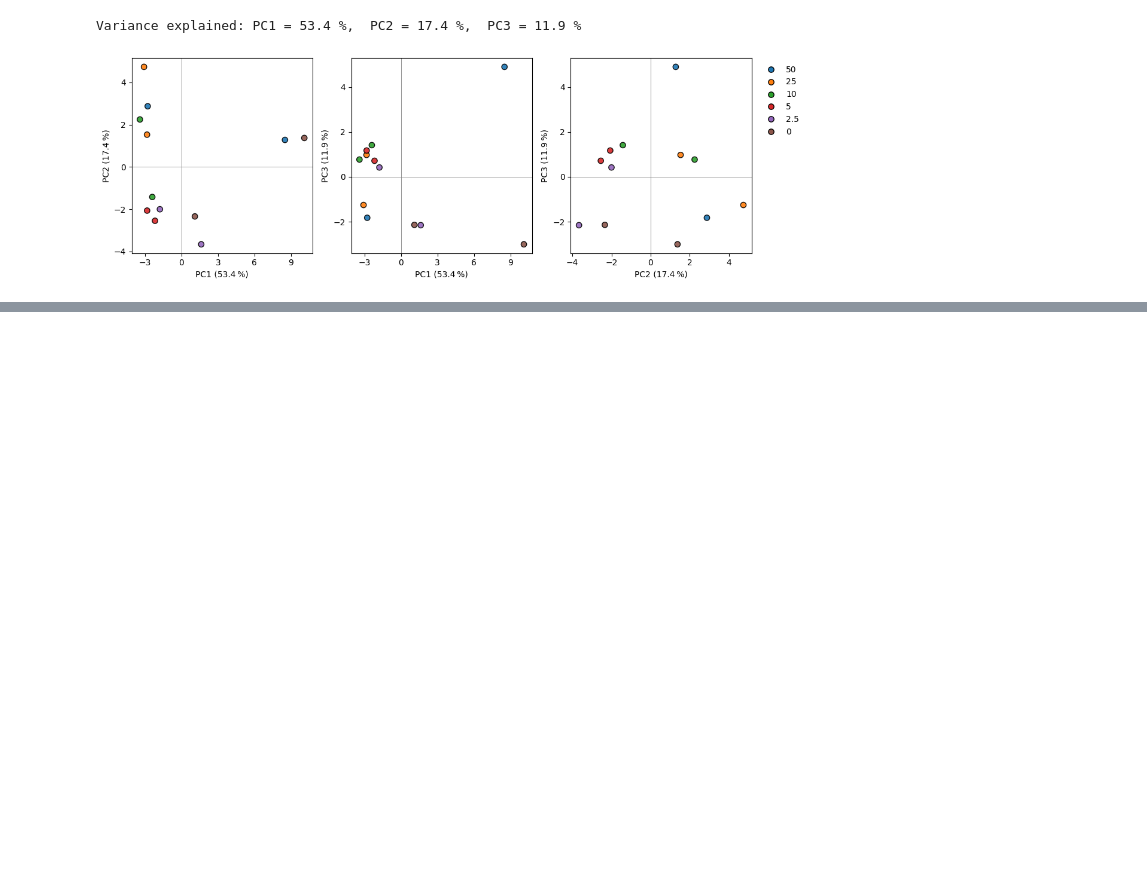
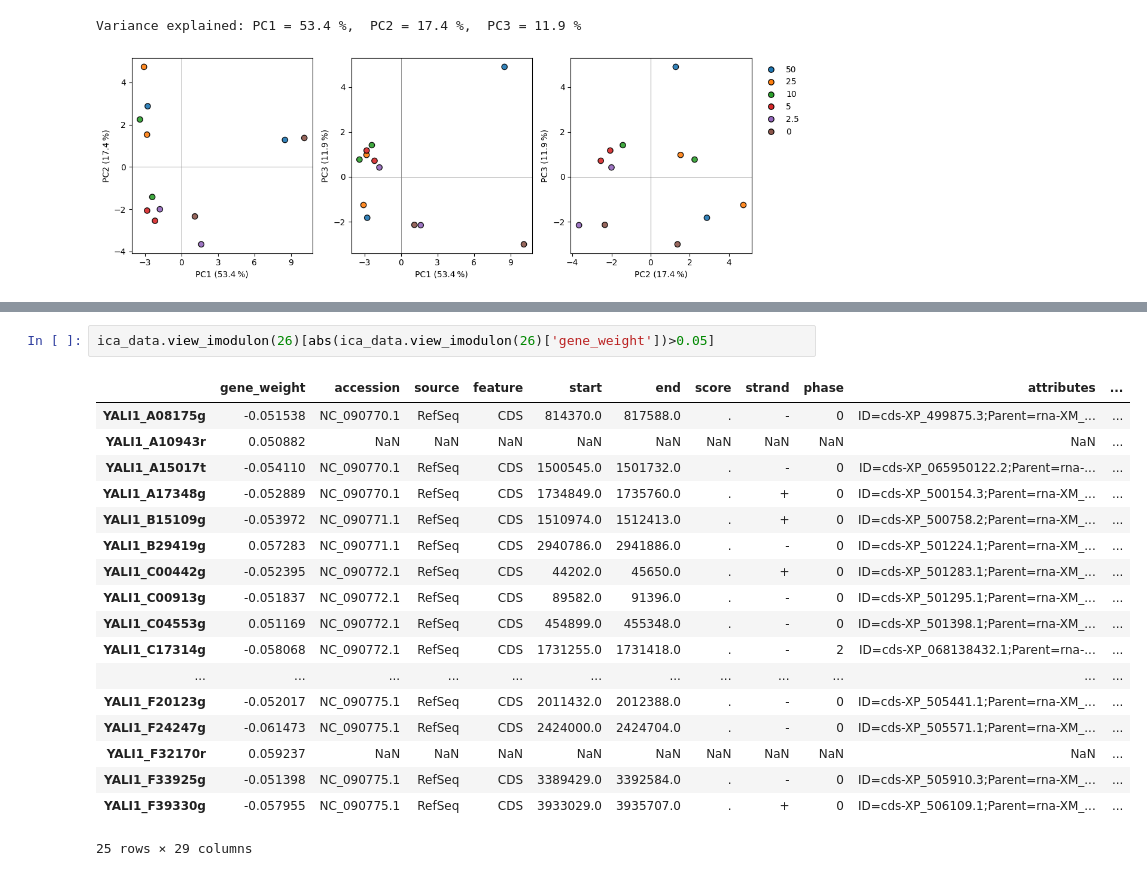
Before and after one commit to SBRG/yarrowia_lipolytica_ICA, a Jupyter notebook: imod_analysis/fig4_dissolved_o2.ipynb, the cells around one changed output, grey strips where cells are left out. Saved outputs shown, nothing was run; the diff lists cells and outputs as text; blank space fills up the shorter version.

```diff
--- a/imod_analysis/fig4_dissolved_o2.ipynb
+++ b/imod_analysis/fig4_dissolved_o2.ipynb
@@ -178,0 +245,21 @@ Variance explained: PC1 = 53.4 %,  PC2 = 17.4 %,  PC3 = 11.9 %
+# %%
+ica_data.view_imodulon(26)[abs(ica_data.view_imodulon(26)['gene_weight'])>0.05]
+# %% [output]
+|  | gene_weight | accession | source | feature | start | end | score | strand | phase | attributes | ... |
+| YALI1_A08175g | -0.051538 | NC_090770.1 | RefSeq | CDS | 814370.0 | 817588.0 | . | - | 0 | ID=cds-XP_499875.3;Parent=rna-XM_... | ... |
+| YALI1_A10943r | 0.050882 | NaN | NaN | NaN | NaN | NaN | NaN | NaN | NaN | NaN | ... |
+| YALI1_A15017t | -0.054110 | NC_090770.1 | RefSeq | CDS | 1500545.0 | 1501732.0 | . | - | 0 | ID=cds-XP_065950122.2;Parent=rna-... | ... |
+| YALI1_A17348g | -0.052889 | NC_090770.1 | RefSeq | CDS | 1734849.0 | 1735760.0 | . | + | 0 | ID=cds-XP_500154.3;Parent=rna-XM_... | ... |
+| YALI1_B15109g | -0.053972 | NC_090771.1 | RefSeq | CDS | 1510974.0 | 1512413.0 | . | + | 0 | ID=cds-XP_500758.2;Parent=rna-XM_... | ... |
+| YALI1_B29419g | 0.057283 | NC_090771.1 | RefSeq | CDS | 2940786.0 | 2941886.0 | . | - | 0 | ID=cds-XP_501224.1;Parent=rna-XM_... | ... |
+| YALI1_C00442g | -0.052395 | NC_090772.1 | RefSeq | CDS | 44202.0 | 45650.0 | . | + | 0 | ID=cds-XP_501283.1;Parent=rna-XM_... | ... |
+| YALI1_C00913g | -0.051837 | NC_090772.1 | RefSeq | CDS | 89582.0 | 91396.0 | . | - | 0 | ID=cds-XP_501295.1;Parent=rna-XM_... | ... |
+| YALI1_C04553g | 0.051169 | NC_090772.1 | RefSeq | CDS | 454899.0 | 455348.0 | . | - | 0 | ID=cds-XP_501398.1;Parent=rna-XM_... | ... |
+| YALI1_C17314g | -0.058068 | NC_090772.1 | RefSeq | CDS | 1731255.0 | 1731418.0 | . | - | 2 | ID=cds-XP_068138432.1;Parent=rna-... | ... |
+| ... | ... | ... | ... | ... | ... | ... | ... | ... | ... | ... | ... |
+| YALI1_F20123g | -0.052017 | NC_090775.1 | RefSeq | CDS | 2011432.0 | 2012388.0 | . | - | 0 | ID=cds-XP_505441.1;Parent=rna-XM_... | ... |
+| YALI1_F24247g | -0.061473 | NC_090775.1 | RefSeq | CDS | 2424000.0 | 2424704.0 | . | - | 0 | ID=cds-XP_505571.1;Parent=rna-XM_... | ... |
+| YALI1_F32170r | 0.059237 | NaN | NaN | NaN | NaN | NaN | NaN | NaN | NaN | NaN | ... |
+| YALI1_F33925g | -0.051398 | NC_090775.1 | RefSeq | CDS | 3389429.0 | 3392584.0 | . | - | 0 | ID=cds-XP_505910.3;Parent=rna-XM_... | ... |
+| YALI1_F39330g | -0.057955 | NC_090775.1 | RefSeq | CDS | 3933029.0 | 3935707.0 | . | + | 0 | ID=cds-XP_506109.1;Parent=rna-XM_... | ... |
+25 rows × 29 columns
```
Also changed, not shown: parts of 5 cells of this notebook, 38 other files.
